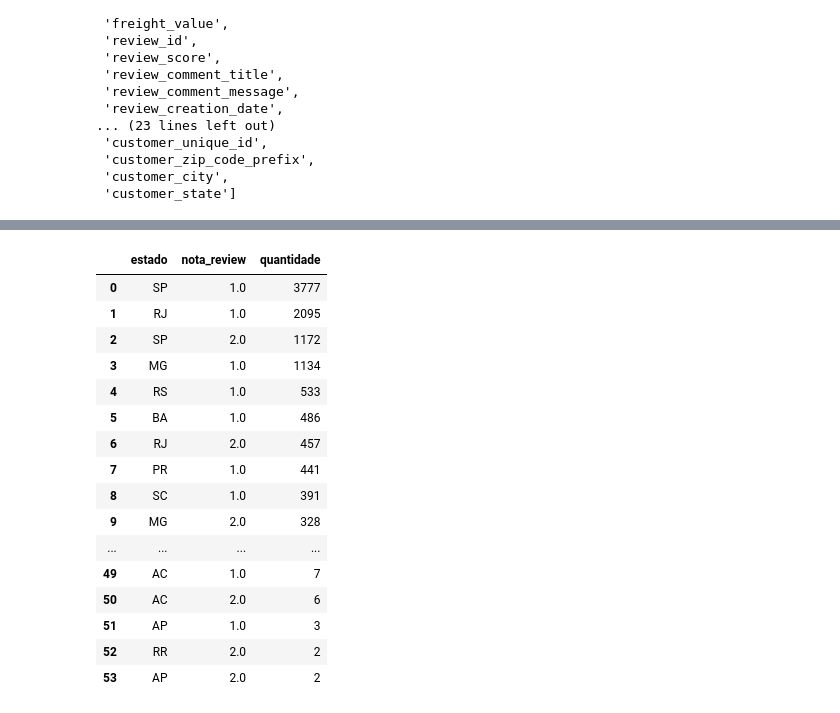
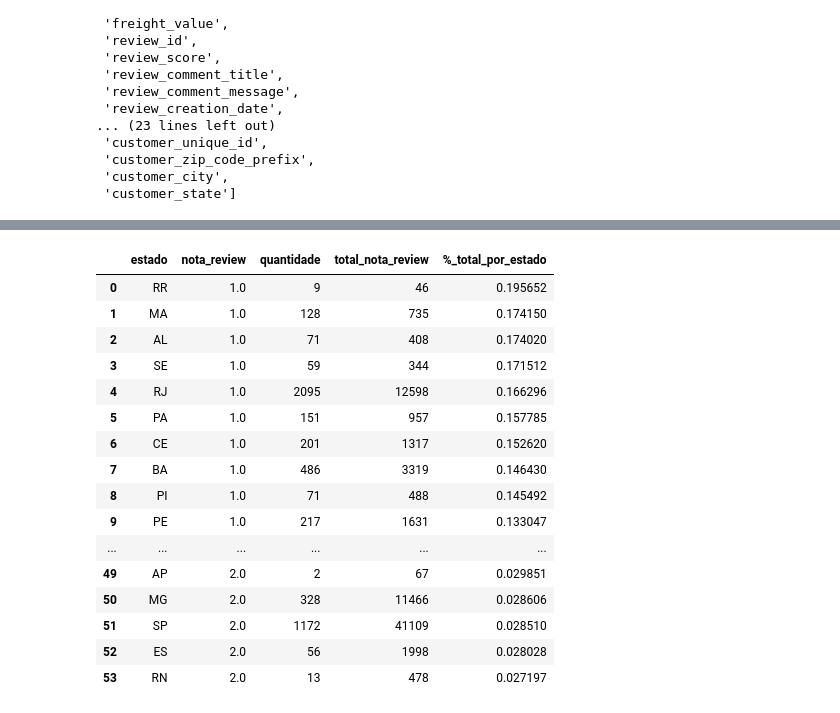
Before and after one commit to Brenno-Kenji/consumer-feedback-analysis, a Jupyter notebook: notebooks/main.ipynb, the cells around one changed output, grey strips where cells are left out. Drawn from its saved outputs; the diff is of its cells as text; code cells hidden in the pictures.

```diff
--- a/notebooks/main.ipynb
+++ b/notebooks/main.ipynb
@@ -951,30 +924,61 @@ total_de_review = total_review_por_estado['nota_review'].sum()
 # %%
-# Ordenando a quantiade de reviews baseado na quantidade de notas por estado:
+# Filtrando a quantidade de review por estado:
+total_review_por_estado = consumer_feedback_analysis[['review_id', 'customer_state']].groupby(['customer_state']).count()
+total_review_por_estado = total_review_por_estado.sort_values(['review_id'], ascending = False)
+total_review_por_estado = total_review_por_estado.reset_index()
+total_review_por_estado.rename(columns =
+                               {'customer_state' : 'estado',
+                                'review_id' : 'total_nota_review'},
+                               inplace = True)
+
+# # Total de review:
+# total_de_review = total_review_por_estado['total_nota_review'].sum()
+
+# Ordenando a quantidade de reviews baseado na quantidade de notas por estado:
 review_score_por_estado = consumer_feedback_analysis[['review_id', 'review_score', 'customer_state']].groupby(['customer_state', 'review_score']).count()
 review_score_por_estado = review_score_por_estado.reset_index()
-review_score_por_estado = review_score_por_estado.rename(columns = {'review_id' : 'quantidade', 'customer_state' : 'estado', 'review_score' : 'nota_review'})
+review_score_por_estado = review_score_por_estado.rename(columns =
+                                                         {'review_id' : 'quantidade',
+                                                          'customer_state' : 'estado',
+                                                          'review_score' : 'nota_review'})
 
 # Filtrando os reviews com avaliação baixa (1 e 2):
 review_score_baixa_por_estado = review_score_por_estado.query('nota_review == 1 or nota_review == 2')
-review_score_baixa_por_estado =review_score_baixa_por_estado.sort_values(['quantidade'], ascending = False)
+review_score_baixa_por_estado = review_score_baixa_por_estado.sort_values(['quantidade'], ascending = False)
 review_score_baixa_por_estado = review_score_baixa_por_estado.reset_index()
 review_score_baixa_por_estado = review_score_baixa_por_estado.drop(columns = 'index')
-review_score_baixa_por_estado
+
+# Adicionando coluna com porcentagem dos reviews ao total dos reviews do estado com avaliação baixa (1 e 2):
+review_score_baixa_por_estado_total = review_score_baixa_por_estado.merge(total_review_por_estado, on = 'estado', how = 'left')
+review_score_baixa_por_estado_total['%_total_por_estado'] = (review_score_baixa_por_estado_total['quantidade'] / review_score_baixa_por_estado_total['total_nota_review'])
+review_score_baixa_por_estado_total = review_score_baixa_por_estado_total.sort_values('%_total_por_estado', ascending = False)
+review_score_baixa_por_estado_total = review_score_baixa_por_estado_total.reset_index()
+review_score_baixa_por_estado_total = review_score_baixa_por_estado_total.drop(columns = 'index')
+
+review_score_baixa_por_estado_total
+
+'''
+estado --> representa o estado brasileiro
+nota_review --> representa qual a nota do review
+quantidade --> representa a quantidade de reviews relacionado a nota naquel estado
+total_nota_review --> representa a quantidade total de reviews no estado
+%_total_por_estado --> quantidade / total_nota_review
+'''
 # %% [output]
-|  | estado | nota_review | quantidade |
-| 0 | SP | 1.0 | 3777 |
-| 1 | RJ | 1.0 | 2095 |
-| 2 | SP | 2.0 | 1172 |
-| 3 | MG | 1.0 | 1134 |
-| 4 | RS | 1.0 | 533 |
-| 5 | BA | 1.0 | 486 |
-| 6 | RJ | 2.0 | 457 |
-| 7 | PR | 1.0 | 441 |
-| 8 | SC | 1.0 | 391 |
-| 9 | MG | 2.0 | 328 |
-| ... | ... | ... | ... |
-| 49 | AC | 1.0 | 7 |
-| 50 | AC | 2.0 | 6 |
-| 51 | AP | 1.0 | 3 |
-| 52 | RR | 2.0 | 2 |
-| 53 | AP | 2.0 | 2 |
+|  | estado | nota_review | quantidade | total_nota_review | %_total_por_estado |
+| 0 | RR | 1.0 | 9 | 46 | 0.195652 |
+| 1 | MA | 1.0 | 128 | 735 | 0.174150 |
+| 2 | AL | 1.0 | 71 | 408 | 0.174020 |
+| 3 | SE | 1.0 | 59 | 344 | 0.171512 |
+| 4 | RJ | 1.0 | 2095 | 12598 | 0.166296 |
+| 5 | PA | 1.0 | 151 | 957 | 0.157785 |
+| 6 | CE | 1.0 | 201 | 1317 | 0.152620 |
+| 7 | BA | 1.0 | 486 | 3319 | 0.146430 |
+| 8 | PI | 1.0 | 71 | 488 | 0.145492 |
+| 9 | PE | 1.0 | 217 | 1631 | 0.133047 |
+| ... | ... | ... | ... | ... | ... |
+| 49 | AP | 2.0 | 2 | 67 | 0.029851 |
+| 50 | MG | 2.0 | 328 | 11466 | 0.028606 |
+| 51 | SP | 2.0 | 1172 | 41109 | 0.028510 |
+| 52 | ES | 2.0 | 56 | 1998 | 0.028028 |
+| 53 | RN | 2.0 | 13 | 478 | 0.027197 |
```
Also changed, not shown: parts of 3 cells of this notebook.
